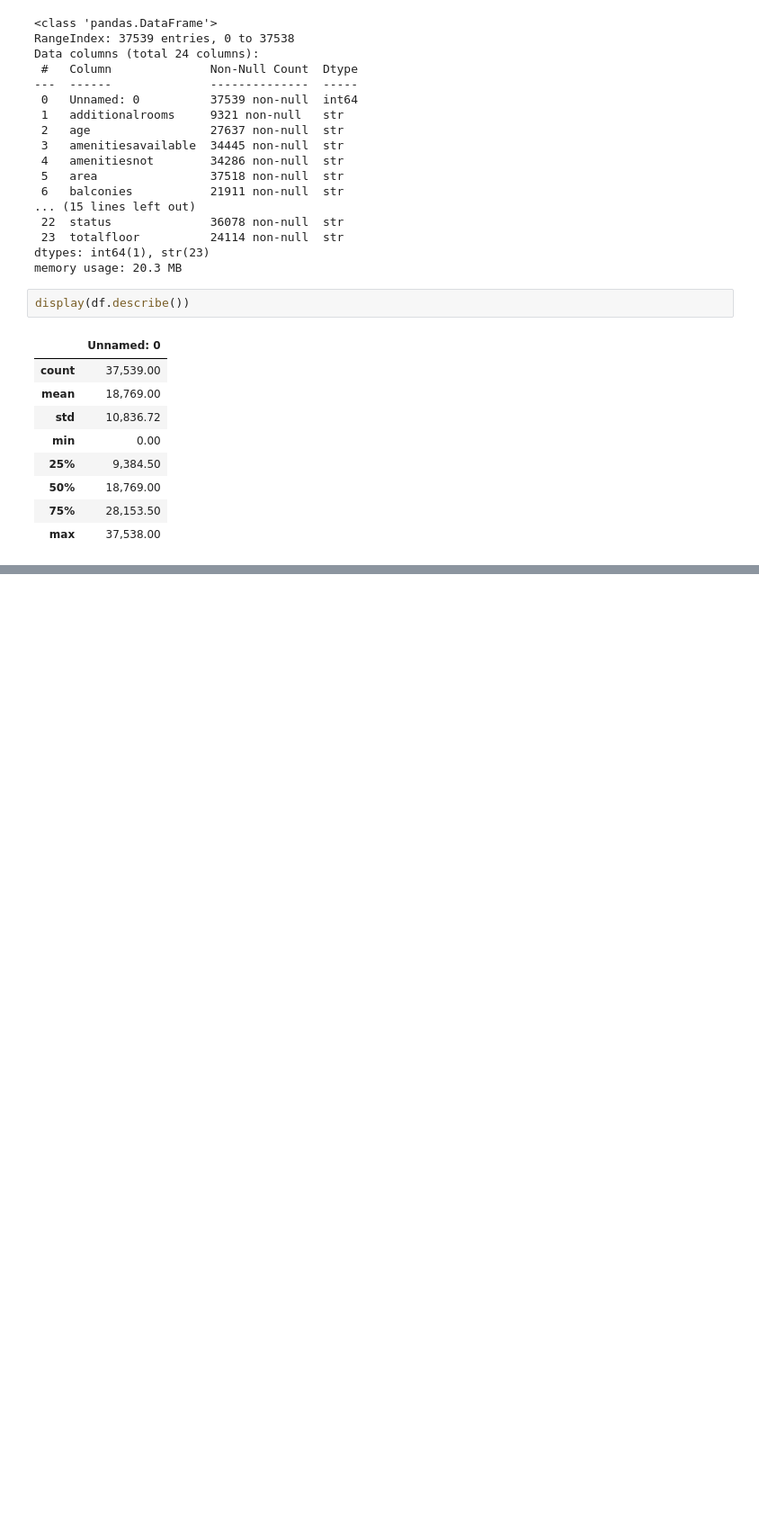
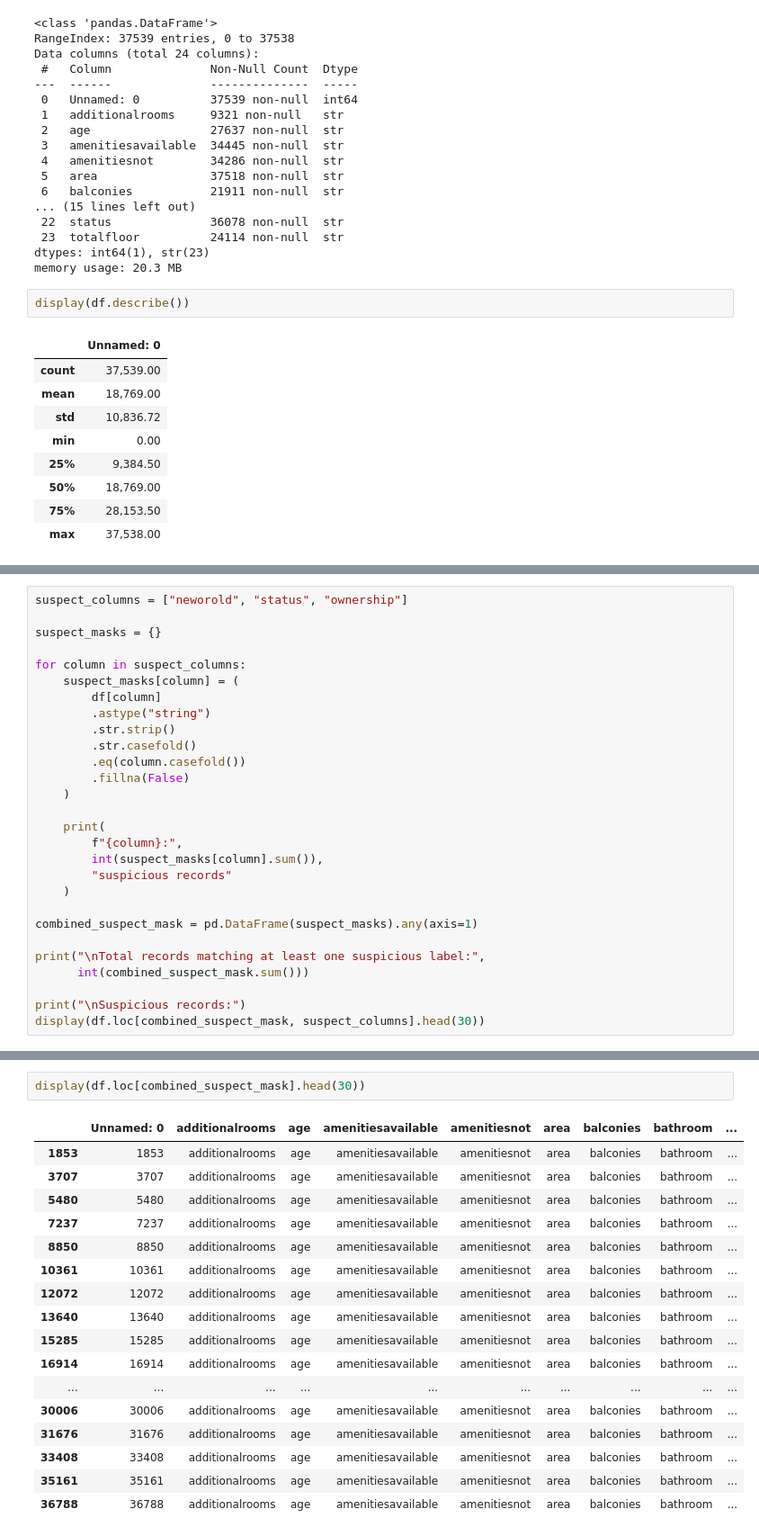
Before and after one commit to Gunjan0628/Pune-House-Price-Prediction, a Jupyter notebook: Notebooks/01_data_cleaning.ipynb, the cells around one changed output, grey strips where cells are left out. Shown at 90% size. Drawn from its saved outputs; the diff is of its cells as text; blank space fills up the shorter version.

```diff
--- a/Notebooks/01_data_cleaning.ipynb
+++ b/Notebooks/01_data_cleaning.ipynb
@@ -132,0 +477,28 @@ display(df.describe(include="all").T)
+# %%
+suspect_columns = ["neworold", "status", "ownership"]
+
+suspect_masks = {}
+
+for column in suspect_columns:
+    suspect_masks[column] = (
+        df[column]
+        .astype("string")
+        .str.strip()
+        .str.casefold()
+        .eq(column.casefold())
+        .fillna(False)
+    )
+
+    print(
+        f"{column}:",
+        int(suspect_masks[column].sum()),
+        "suspicious records"
+    )
+
+combined_suspect_mask = pd.DataFrame(suspect_masks).any(axis=1)
+
+print("\nTotal records matching at least one suspicious label:",
+      int(combined_suspect_mask.sum()))
+
+print("\nSuspicious records:")
+display(df.loc[combined_suspect_mask, suspect_columns].head(30))
@@ -132,0 +530,20 @@ display(df.describe(include="all").T)
+# %%
+display(df.loc[combined_suspect_mask].head(30))
+# %% [output]
+|  | Unnamed: 0 | additionalrooms | age | amenitiesavailable | amenitiesnot | area | balconies | bathroom | ... |
+| 1853 | 1853 | additionalrooms | age | amenitiesavailable | amenitiesnot | area | balconies | bathroom | ... |
+| 3707 | 3707 | additionalrooms | age | amenitiesavailable | amenitiesnot | area | balconies | bathroom | ... |
+| 5480 | 5480 | additionalrooms | age | amenitiesavailable | amenitiesnot | area | balconies | bathroom | ... |
+| 7237 | 7237 | additionalrooms | age | amenitiesavailable | amenitiesnot | area | balconies | bathroom | ... |
+| 8850 | 8850 | additionalrooms | age | amenitiesavailable | amenitiesnot | area | balconies | bathroom | ... |
+| 10361 | 10361 | additionalrooms | age | amenitiesavailable | amenitiesnot | area | balconies | bathroom | ... |
+| 12072 | 12072 | additionalrooms | age | amenitiesavailable | amenitiesnot | area | balconies | bathroom | ... |
+| 13640 | 13640 | additionalrooms | age | amenitiesavailable | amenitiesnot | area | balconies | bathroom | ... |
+| 15285 | 15285 | additionalrooms | age | amenitiesavailable | amenitiesnot | area | balconies | bathroom | ... |
+| 16914 | 16914 | additionalrooms | age | amenitiesavailable | amenitiesnot | area | balconies | bathroom | ... |
+| ... | ... | ... | ... | ... | ... | ... | ... | ... | ... |
+| 30006 | 30006 | additionalrooms | age | amenitiesavailable | amenitiesnot | area | balconies | bathroom | ... |
+| 31676 | 31676 | additionalrooms | age | amenitiesavailable | amenitiesnot | area | balconies | bathroom | ... |
+| 33408 | 33408 | additionalrooms | age | amenitiesavailable | amenitiesnot | area | balconies | bathroom | ... |
+| 35161 | 35161 | additionalrooms | age | amenitiesavailable | amenitiesnot | area | balconies | bathroom | ... |
+| 36788 | 36788 | additionalrooms | age | amenitiesavailable | amenitiesnot | area | balconies | bathroom | ... |
```
Also changed, not shown: parts of 44 cells of this notebook.
